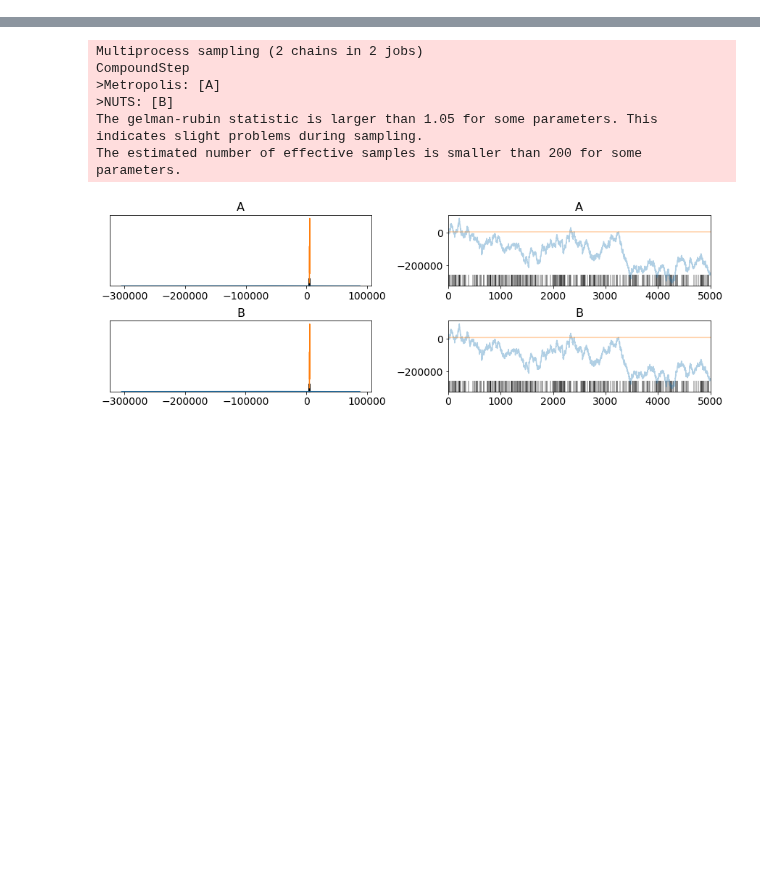
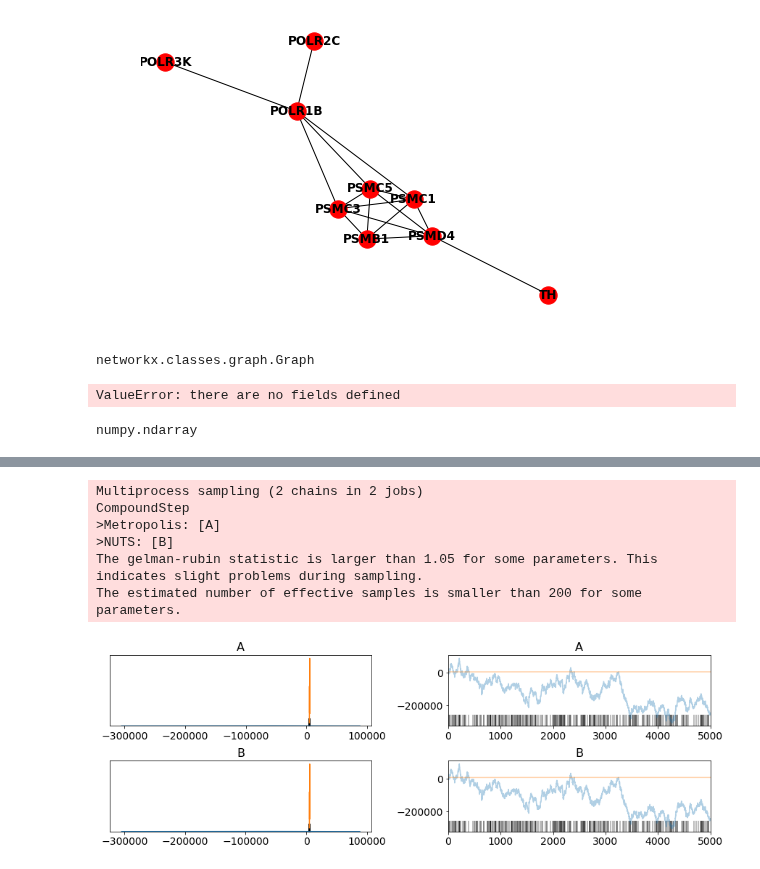
Before and after one commit to cbg-ethz/shm, a Jupyter notebook: analysis/04-custom_distributions.ipynb, the cells around one changed output, grey strips where cells are left out. Cells and saved outputs as stored; diff of their text form; code cells hidden in the pictures; blank space fills up the shorter version.

```diff
--- a/analysis/04-custom_distributions.ipynb
+++ b/analysis/04-custom_distributions.ipynb
@@ -22,0 +15,17 @@ class Constant(Discrete):
+# %%
+data = pd.read_csv("../data_raw/gene_summary.tsv", sep="\t")
+# %%
+frame = networkx.read_edgelist(
+    "../data_raw/mouse_gene_network.tsv",
+    delimiter="\t", data=(('weight',float),), nodetype=str)
+# %%
+nx.draw(frame.subgraph(
+    list(data.id.values[:4]) +
+    ["POLR2C", "POLR1B", "PSMC1", "PSMD4", "TH"]),
+        with_labels=True, font_weight='bold');
+# %% [output]
+[figure, added]
+# %%
+type(G)
+# %% [output]
+networkx.classes.graph.Graph
@@ -22,0 +36,8 @@ class Constant(Discrete):
+# %%
+adj.dtype.names = np.sort(G.nodes())
+# %% [output]
+ValueError: there are no fields defined
+# %%
+type(np.array(adj))
+# %% [output]
+numpy.ndarray
```
Also changed, not shown: parts of 9 cells of this notebook, 7 other files.
